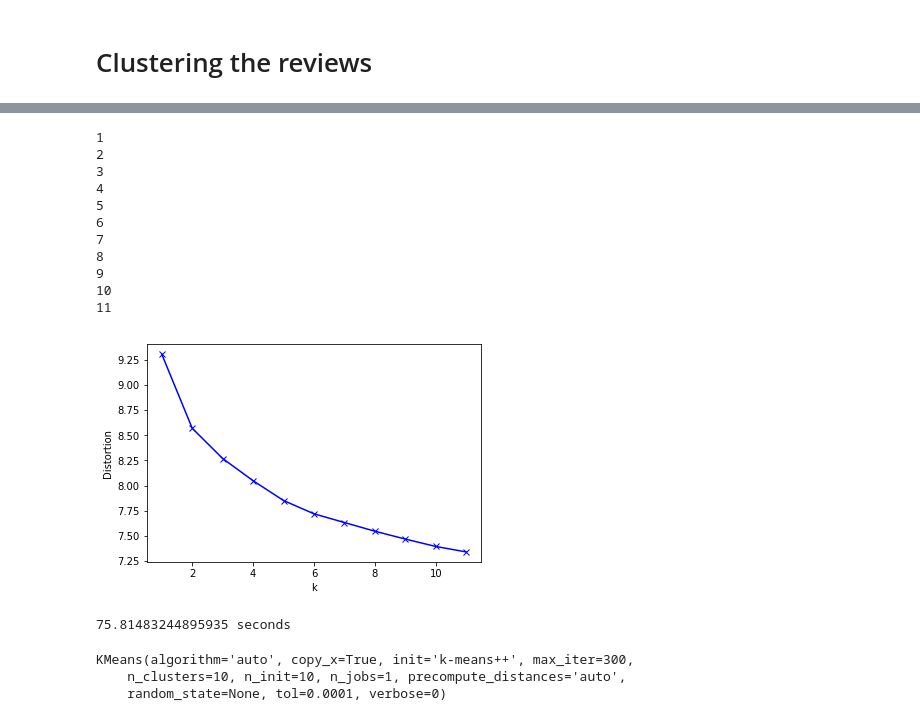
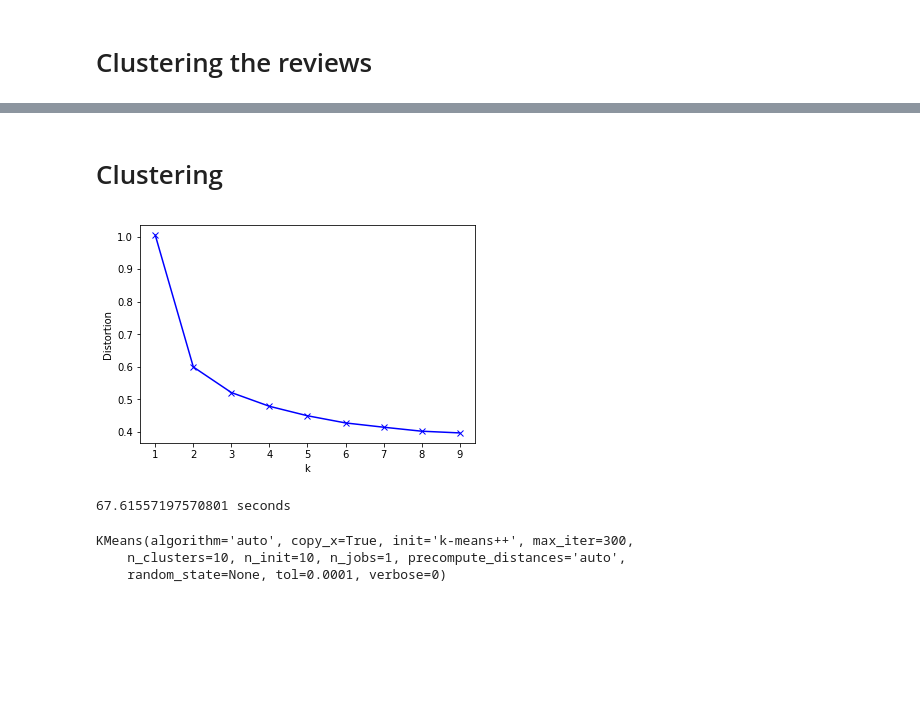
Before and after one commit to samird121/w210-app-review-capstone, a Jupyter notebook: IDEA_dataset/IDEA_import_process_word2vec_cluster.ipynb, the cells around one changed output, grey strips where cells are left out. Saved outputs shown, nothing was run; the diff lists cells and outputs as text; code cells hidden in the pictures; blank space fills up the shorter version.

```diff
--- a/IDEA_dataset/IDEA_import_process_word2vec_cluster.ipynb
+++ b/IDEA_dataset/IDEA_import_process_word2vec_cluster.ipynb
@@ -138,39 +337,30 @@ print(avg_vectors_scaled.shape)
+# %% [markdown]
+# Clustering
 # %%
 #Using the elbow plot method to try and determine how many clusters to go with
+start = time.time()
 
 
-start = time.time()
+K = range(1,10)
+for vectors in [avg_vectors_scaled]:
+    distortions = []
+    for k in K:
+        #print(k)
+        kmeanModel = KMeans(n_clusters=k)
+        kmeanModel.fit(vectors)
+        distortions.append(sum(np.min(cdist(vectors, kmeanModel.cluster_centers_, 'cosine'), axis=1)) / vectors.shape[0])
 
-distortions = []
-K = range(1,12)
-for k in K:
-    print(k)
-    kmeanModel = KMeans(n_clusters=k)
-    kmeanModel.fit(avg_vectors_scaled)
-    distortions.append(sum(np.min(cdist(avg_vectors_scaled, kmeanModel.cluster_centers_, 'euclidean'), axis=1)) / avg_vectors_scaled.shape[0])
-
-# Plot the elbow
-plt.plot()
-plt.plot(K, distortions, 'bx-')
-plt.xlabel('k')
-plt.ylabel('Distortion')
-plt.title('')
-plt.show()
+    # Plot the elbow
+    plt.plot()
+    plt.plot(K, distortions, 'bx-')
+    plt.xlabel('k')
+    plt.ylabel('Distortion')
+    plt.title('')
+    plt.show()
 print(time.time() - start, "seconds")
 # %% [output]
+[figure, new version]
-1
-2
-3
-4
-5
-6
-7
-8
-9
-10
-11
+67.61557197570801 seconds
-[figure, old version]
-75.81483244895935 seconds
 # %%
 #run the clustering algorithm
 km = KMeans(n_clusters = 10)
```
Also changed, not shown: parts of 27 cells of this notebook.
